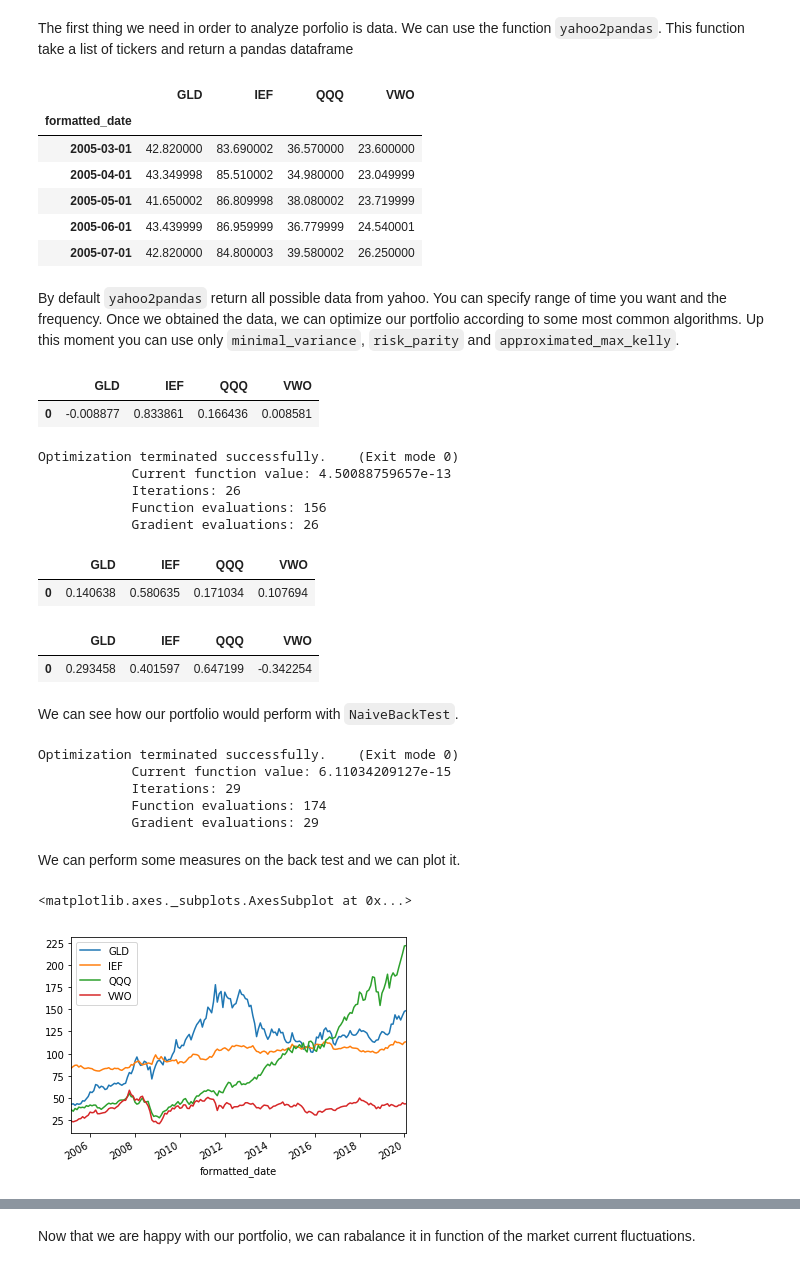
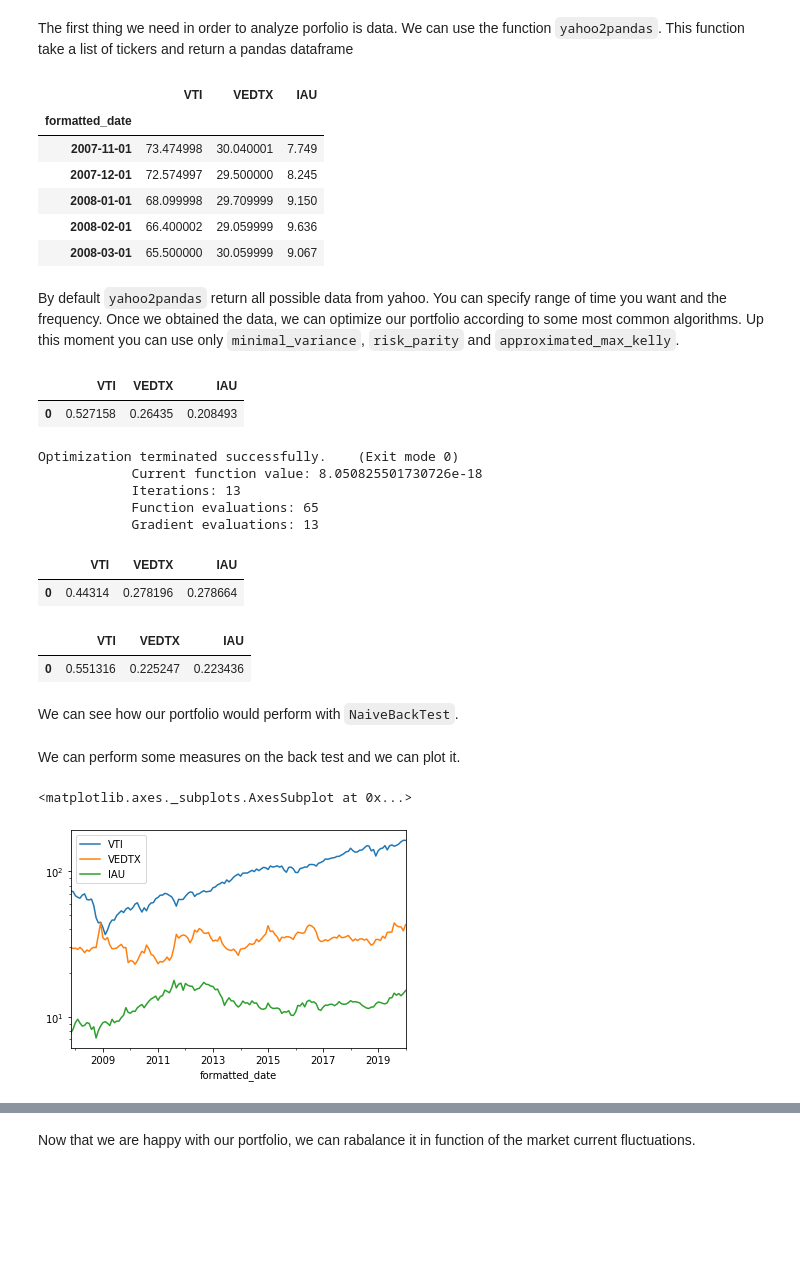
Before and after one commit to DT021/PortfolioAnalyzer, a Jupyter notebook: Examples.ipynb, the cells around one changed output, grey strips where cells are left out. Drawn from its saved outputs; the diff is of its cells as text; code cells hidden in the pictures; blank space fills up the shorter version.

```diff
--- a/Examples.ipynb
+++ b/Examples.ipynb
@@ -14,0 +27,5 @@ data = yahoo2pandas(tickers, frequency='monthly')
+# %%
+tickers = ['VTI', 'VEDTX', 'IAU']
+data = yahoo2pandas(tickers, frequency='monthly')
+#import pandas as pd
+#data = pd.read_csv('/Users/emanuele/Sandbox/from_meli/Sandbox/data_raw.csv').set_index('formatted_date')
@@ -15,13 +34,13 @@ data = yahoo2pandas(tickers, frequency='monthly')
 # %%
 data.head()
 # %% [output]
-|  | GLD | IEF | QQQ | VWO |
-| formatted_date |  |  |  |  |
-| 2005-03-01 | 42.820000 | 83.690002 | 36.570000 | 23.600000 |
-| 2005-04-01 | 43.349998 | 85.510002 | 34.980000 | 23.049999 |
-| 2005-05-01 | 41.650002 | 86.809998 | 38.080002 | 23.719999 |
-| 2005-06-01 | 43.439999 | 86.959999 | 36.779999 | 24.540001 |
-| 2005-07-01 | 42.820000 | 84.800003 | 39.580002 | 26.250000 |
+|  | VTI | VEDTX | IAU |
+| formatted_date |  |  |  |
+| 2007-11-01 | 73.474998 | 30.040001 | 7.749 |
+| 2007-12-01 | 72.574997 | 29.500000 | 8.245 |
+| 2008-01-01 | 68.099998 | 29.709999 | 9.150 |
+| 2008-02-01 | 66.400002 | 29.059999 | 9.636 |
+| 2008-03-01 | 65.500000 | 30.059999 | 9.067 |
 # %% [markdown]
 By default `yahoo2pandas` return all possible data from yahoo. You can specify range of time you want and the frequency. Once we obtained the data, we can optimize our portfolio according to some most common algorithms. Up this moment you can use only `minimal_variance`, `risk_parity` and `approximated_max_kelly`.
 # %%
@@ -29,36 +48,30 @@ from portfolio_analyzer.optimizers import approximated_max_kelly, minimal_varian
 # %%
 minimal_variance(data)
 # %% [output]
-|  | GLD | IEF | QQQ | VWO |
-| 0 | -0.008877 | 0.833861 | 0.166436 | 0.008581 |
+|  | VTI | VEDTX | IAU |
+| 0 | 0.527158 | 0.26435 | 0.208493 |
 # %%
 risk_parity(data)
 # %% [output]
 Optimization terminated successfully.    (Exit mode 0)
-            Current function value: 4.50088759657e-13
-            Iterations: 26
-            Function evaluations: 156
-            Gradient evaluations: 26
+            Current function value: 8.050825501730726e-18
+            Iterations: 13
+            Function evaluations: 65
+            Gradient evaluations: 13
-|  | GLD | IEF | QQQ | VWO |
-| 0 | 0.140638 | 0.580635 | 0.171034 | 0.107694 |
+|  | VTI | VEDTX | IAU |
+| 0 | 0.44314 | 0.278196 | 0.278664 |
 # %%
 approximated_max_kelly(data)
 # %% [output]
-|  | GLD | IEF | QQQ | VWO |
-| 0 | 0.293458 | 0.401597 | 0.647199 | -0.342254 |
+|  | VTI | VEDTX | IAU |
+| 0 | 0.551316 | 0.225247 | 0.223436 |
 # %% [markdown]
 We can see how our portfolio would perform with `NaiveBackTest`.
 # %%
 from portfolio_analyzer.backtest import NaiveBackTest
 from portfolio_analyzer.utils import portfolio2dic
 # %%
-my_portfolio = portfolio2dic(risk_parity(data))
+my_portfolio = portfolio2dic(approximated_max_kelly(data))
-# %% [output]
-Optimization terminated successfully.    (Exit mode 0)
-            Current function value: 6.11034209127e-15
-            Iterations: 29
-            Function evaluations: 174
-            Gradient evaluations: 29
 # %%
 backtest = NaiveBackTest(my_portfolio, data)
 # %%
@@ -69,10 +82,10 @@ We can perform some measures on the back test and we can plot it.
 %matplotlib inline
 from portfolio_analyzer.metrics import MainMetrics
 # %%
-data.plot()
+data.plot(logy=True)
 # %% [output]
 <matplotlib.axes._subplots.AxesSubplot at 0x...>
-[figure, old version]
+[figure, new version]
 # %%
 risk_parity_backtest.plot(logy=True)
 # %% [output]
```
Also changed, not shown: parts of 30 cells of this notebook, 1 other file.
